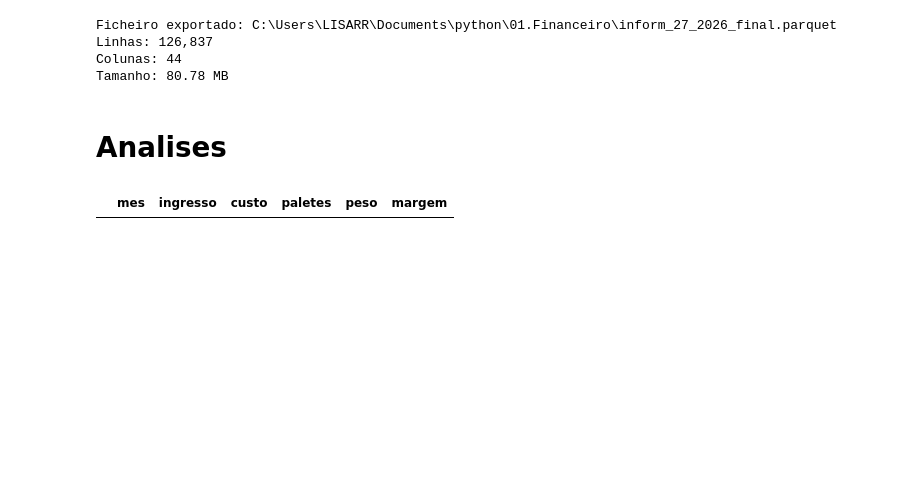
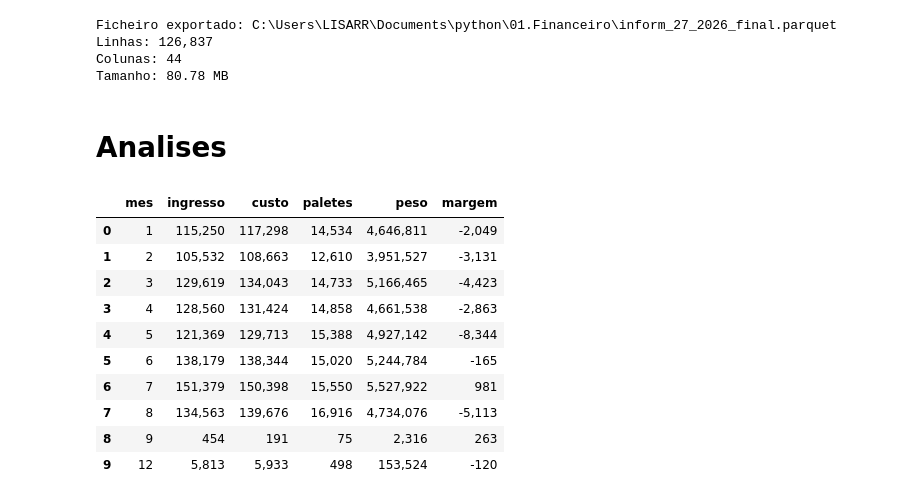
Before and after one commit to ruben-filipe-rocha/Salvesen, a Jupyter notebook: 02.Analise_Financeira/01_Fin_PBI_MAC_excel_v2.ipynb, the cells around one changed output. Cells and saved outputs as stored; diff of their text form; code cells hidden in the pictures; blank space fills up the shorter version.

```diff
--- a/02.Analise_Financeira/01_Fin_PBI_MAC_excel_v2.ipynb
+++ b/02.Analise_Financeira/01_Fin_PBI_MAC_excel_v2.ipynb
@@ -690,25 +780,35 @@ Tamanho: 80.78 MB
 # %%
 # Marcar entregas com ingresso_danone atribuído (fazem match ao Excel Danone)
 df["tem_danone"] = df.groupby(["REFERENCIA", "FENTREGA"])["ingresso_danone"].transform(lambda x: x.notna().any())
 
 resumo_danone_mes = (
-    df[df["CODACT"].isin(["11"]) & df["tem_danone"]]
+    df[df["CODACT"].isin([11]) & df["tem_danone"]]
     .groupby("mes")
     .agg(
         ingresso=("ingresso_danone", "sum"),
         custo=("COSTEDT", "sum"),
         paletes=("PALETS", "sum"),
         peso=("PESO_BRUTO", "sum"),
     )
     .reset_index()
 )
 resumo_danone_mes["margem"] = resumo_danone_mes["ingresso"] - resumo_danone_mes["custo"]
 
 for coluna in ["ingresso", "custo", "margem", "paletes", "peso"]:
     resumo_danone_mes[coluna] = resumo_danone_mes[coluna].round(0).map("{:,.0f}".format)
 
 resumo_danone_mes
 # %% [output]
 |  | mes | ingresso | custo | paletes | peso | margem |
+| 0 | 1 | 115,250 | 117,298 | 14,534 | 4,646,811 | -2,049 |
+| 1 | 2 | 105,532 | 108,663 | 12,610 | 3,951,527 | -3,131 |
+| 2 | 3 | 129,619 | 134,043 | 14,733 | 5,166,465 | -4,423 |
+| 3 | 4 | 128,560 | 131,424 | 14,858 | 4,661,538 | -2,863 |
+| 4 | 5 | 121,369 | 129,713 | 15,388 | 4,927,142 | -8,344 |
+| 5 | 6 | 138,179 | 138,344 | 15,020 | 5,244,784 | -165 |
+| 6 | 7 | 151,379 | 150,398 | 15,550 | 5,527,922 | 981 |
+| 7 | 8 | 134,563 | 139,676 | 16,916 | 4,734,076 | -5,113 |
+| 8 | 9 | 454 | 191 | 75 | 2,316 | 263 |
+| 9 | 12 | 5,813 | 5,933 | 498 | 153,524 | -120 |
 # %%
 resumo_311_mes = (
```
Also changed, not shown: parts of 10 cells of this notebook.
